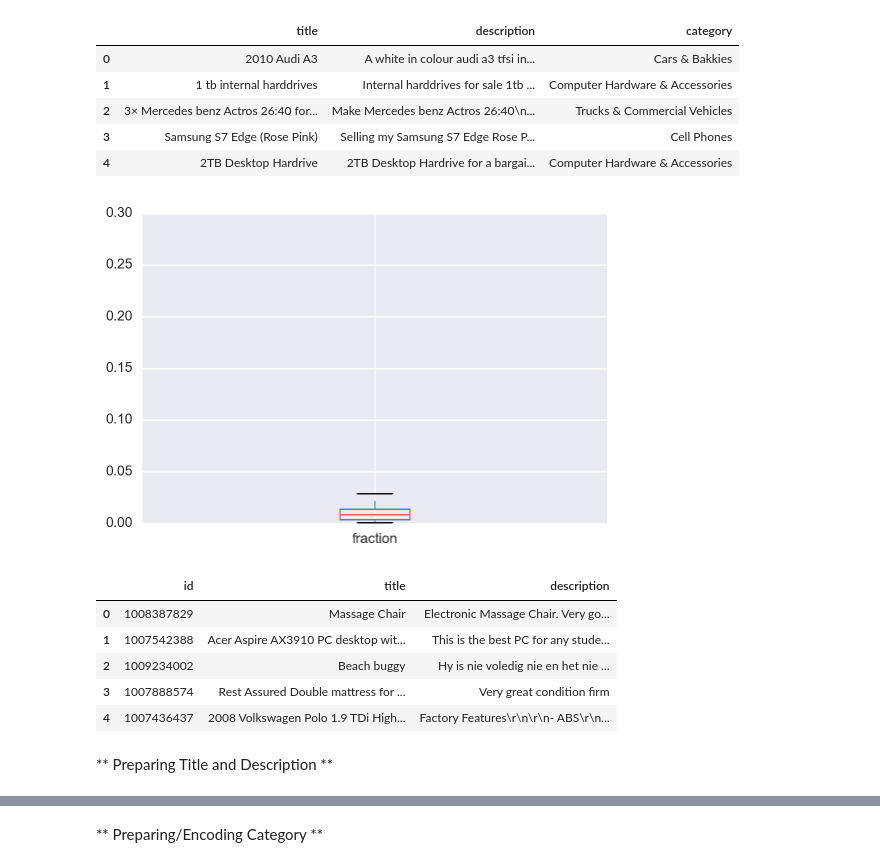
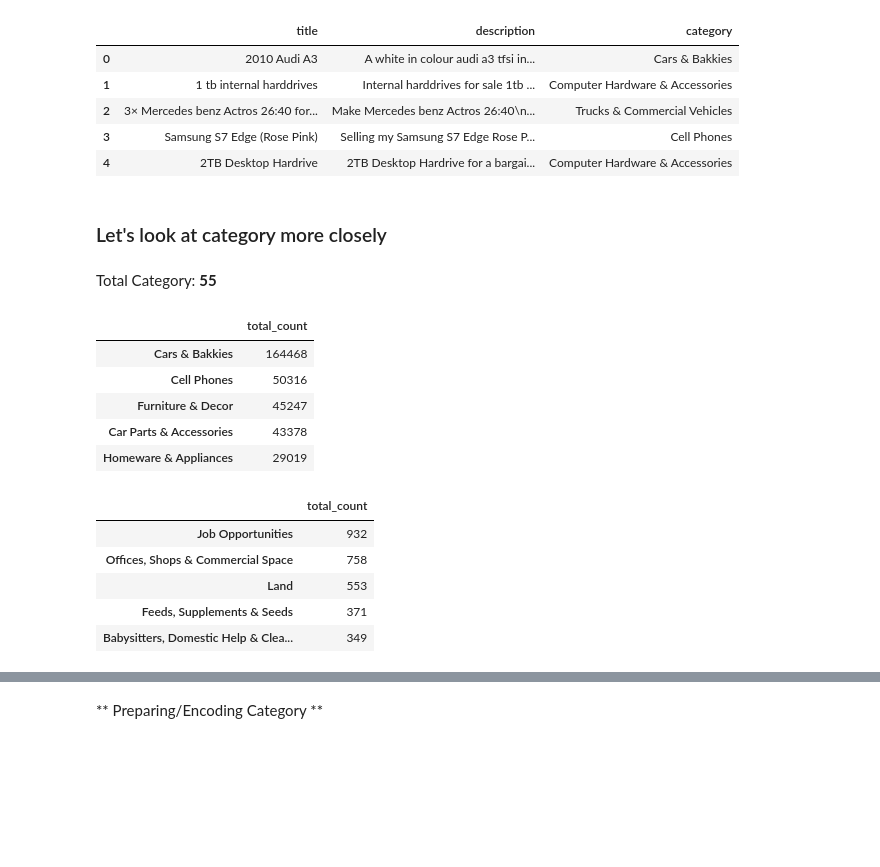
Before and after one commit to shamshad-npti/data-analytics, a Jupyter notebook: olxonsite/olx-onsite.ipynb, the cells around one changed output, grey strips where cells are left out. Drawn from its saved outputs; the diff is of its cells as text; code cells hidden in the pictures; blank space fills up the shorter version.

```diff
--- a/olxonsite/olx-onsite.ipynb
+++ b/olxonsite/olx-onsite.ipynb
@@ -85,10 +86,3 @@ Shape of data: **(Row = 628384, Col = 3)**
 | 2 | 3× Mercedes benz Actros 26:40 for... | Make Mercedes benz Actros 26:40\n... | Trucks & Commercial Vehicles |
 | 3 | Samsung S7 Edge (Rose Pink) | Selling my Samsung S7 Edge Rose P... | Cell Phones |
 | 4 | 2TB Desktop Hardrive | 2TB Desktop Hardrive for a bargai... | Computer Hardware & Accessories |
-# %%
-# check frequency of each category
-category_df = df.category.value_counts().to_frame().rename(columns={"category": "# category"})
-category_df["fraction"] = category_df["# category"] / df.shape[0]
-category_df["fraction"].plot(kind="box", );
-# %% [output]
-[figure, removed]
@@ -98,12 +89,23 @@ test = pd.read_csv("nlp-dataset/test.csv")
-# %%
-# Inspect few rows of test set data
-test.head(5)
-# %% [output]
-|  | id | title | description |
-| 0 | 1008387829 | Massage Chair | Electronic Massage Chair. Very go... |
-| 1 | 1007542388 | Acer Aspire AX3910 PC desktop wit... | This is the best PC for any stude... |
-| 2 | 1009234002 | Beach buggy | Hy is nie voledig nie en het nie ... |
-| 3 | 1007888574 | Rest Assured Double mattress for ... | Very great condition firm |
-| 4 | 1007436437 | 2008 Volkswagen Polo 1.9 TDi High... | Factory Features\r\n\r\n- ABS\r\n... |
-# %% [markdown]
-** Preparing Title and Description **
+# %% [markdown]
+### Let's look at category more closely
+# %%
+category_df = df.category.value_counts().to_frame().rename(columns={"category": "total_count"})
+display_markdown("Total Category: **{}**".format(category_df.shape[0]), raw=True)
+display_markdown("**Top Five**")
+display_html(category_df.head(5))
+display_markdown("**Bottom Five**")
+display_html(category_df.tail(5))
+# %% [output]
+Total Category: **55**
+|  | total_count |
+| Cars & Bakkies | 164468 |
+| Cell Phones | 50316 |
+| Furniture & Decor | 45247 |
+| Car Parts & Accessories | 43378 |
+| Homeware & Appliances | 29019 |
+|  | total_count |
+| Job Opportunities | 932 |
+| Offices, Shops & Commercial Space | 758 |
+| Land | 553 |
+| Feeds, Supplements & Seeds | 371 |
+| Babysitters, Domestic Help & Clea... | 349 |
```
Also changed, not shown: parts of 31 cells of this notebook.
